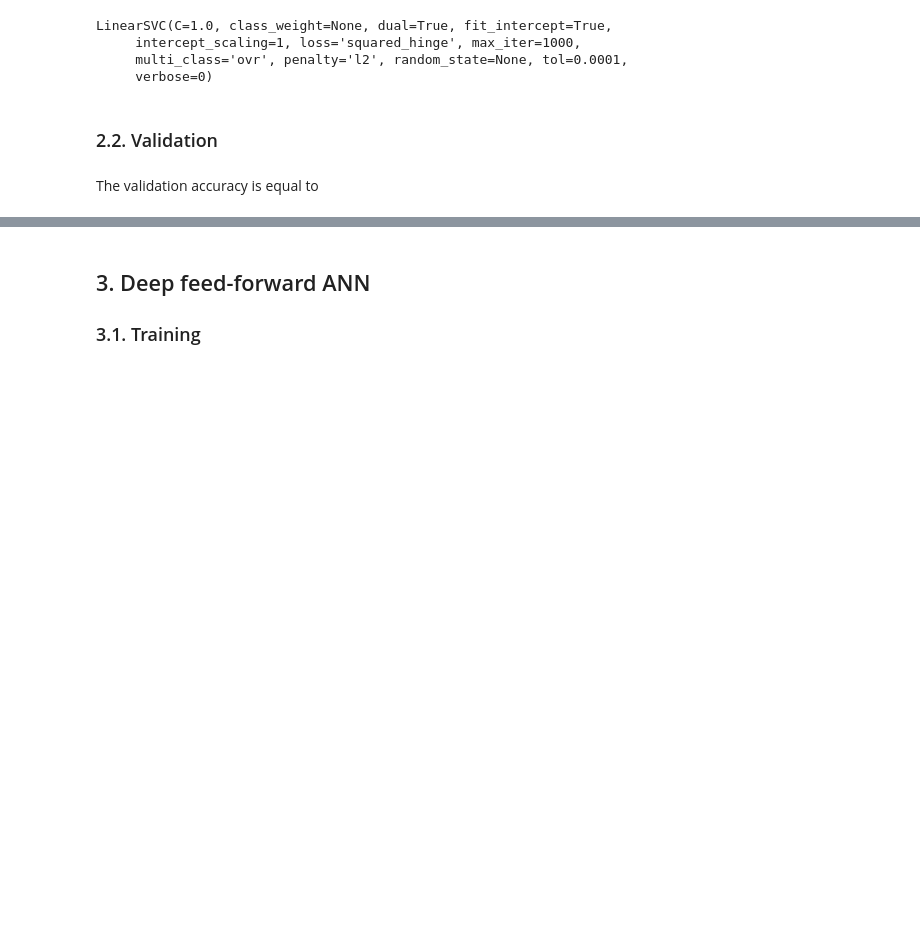
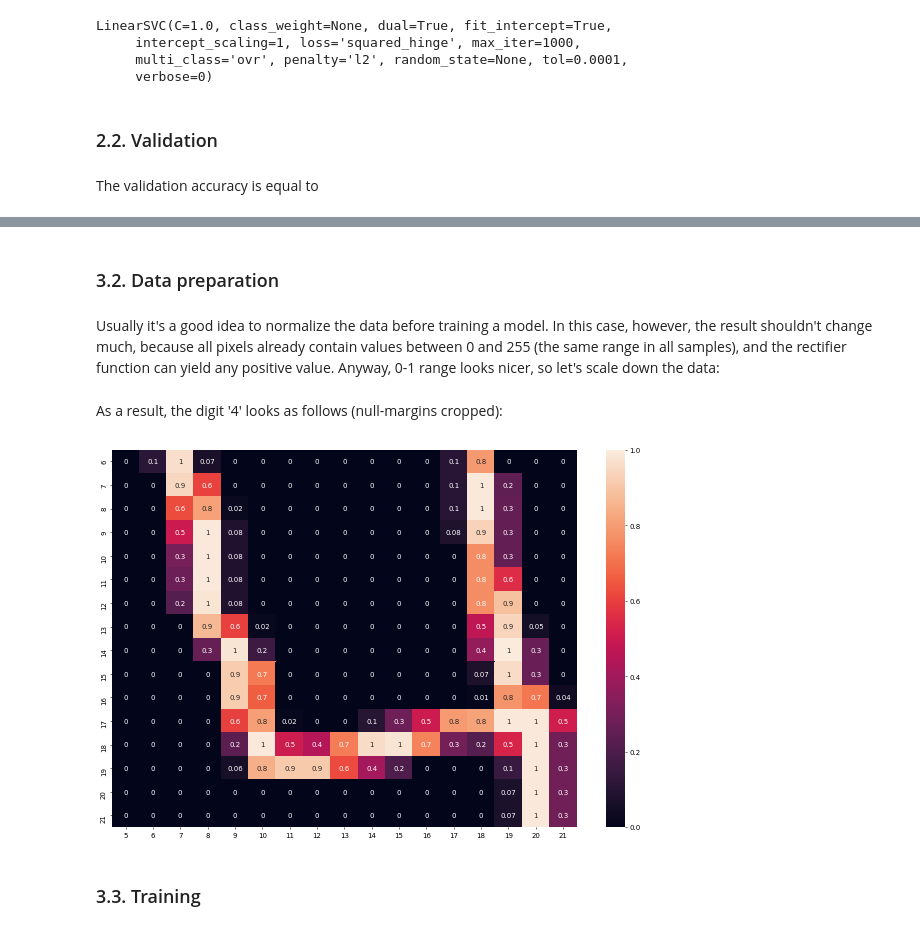
Before and after one commit to krzysztofarendt/kaggle-mnist, a Jupyter notebook: handwriting.ipynb, the cells around one changed output, grey strips where cells are left out. Cells and saved outputs as stored; diff of their text form; code cells hidden in the pictures; blank space fills up the shorter version.

```diff
--- a/handwriting.ipynb
+++ b/handwriting.ipynb
@@ -123,0 +151,15 @@ for sample in np.random.randint(0, Xvld.shape[0], 5):
+# %% [markdown]
+### 3.2. Data preparation
+# %% [markdown]
+Usually it's a good idea to normalize the data before training a model. In this case, however, the result shouldn't change much, because all pixels already contain values between 0 and 255 (the same range in all samples), and the rectifier function can yield any positive value. Anyway, 0-1 range looks nicer, so let's scale down the data:
+# %%
+# Normalize data (0..255 -> 0..1)
+train = train.apply(lambda x: x / 255. if x.name != 'label' else x)
+# %% [markdown]
+As a result, the digit '4' looks as follows (null-margins cropped):
+# %%
+digit4 = pd.DataFrame(data=train.iloc[3].drop('label').values.reshape((28, 28)))
+fig, ax = plt.subplots(1, 1, figsize=(15, 10), dpi=50)
+sns.heatmap(digit4.loc[(digit4 != 0).any(), 5:21], annot=True, fmt='.1g', ax=ax);
+# %% [output]
+[figure, added]
@@ -124,4 +178,2 @@ for sample in np.random.randint(0, Xvld.shape[0], 5):
 # %% [markdown]
-## 3. Deep feed-forward ANN
-
-### 3.1. Training
+### 3.3. Training
```
Also changed, not shown: parts of 25 cells of this notebook, 1 other file.
